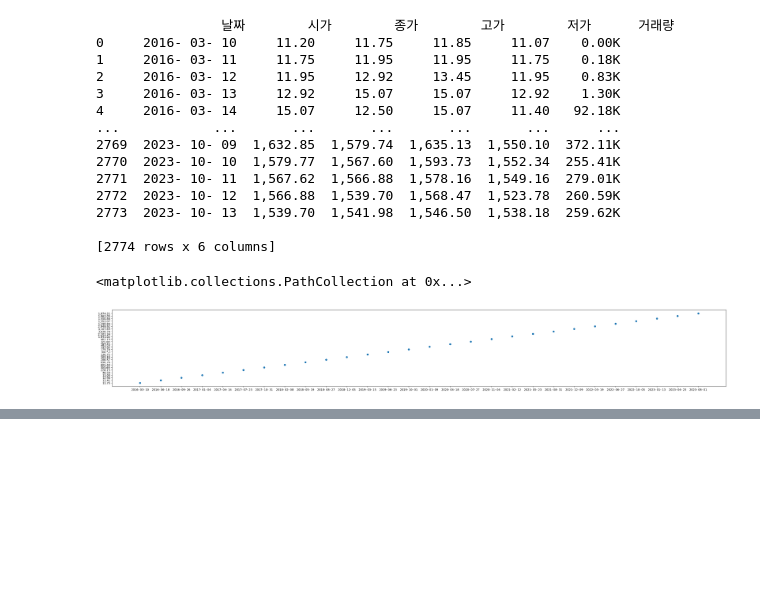
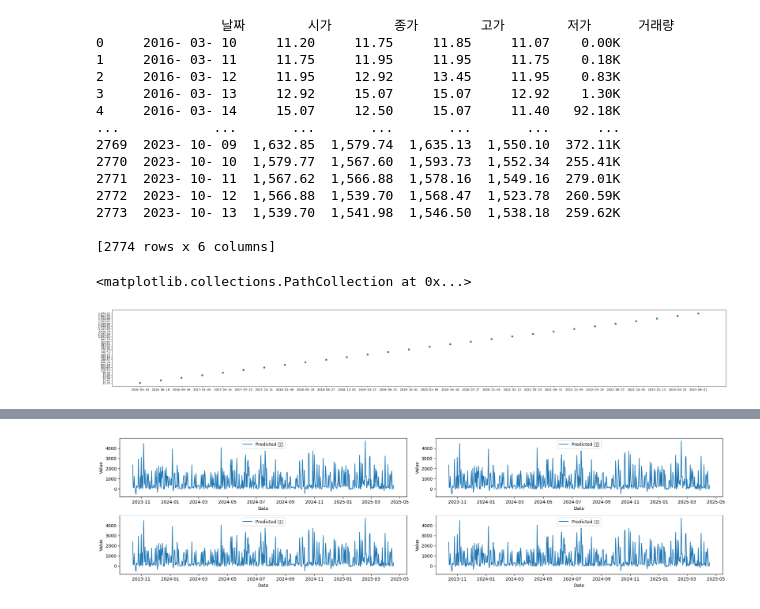
Before and after one commit to dev-Adward/RNN-Study, a Jupyter notebook: ethereum_analysis.ipynb, the cells around one changed output, grey strips where cells are left out. Drawn from its saved outputs; the diff is of its cells as text; code cells hidden in the pictures; blank space fills up the shorter version.

```diff
--- a/ethereum_analysis.ipynb
+++ b/ethereum_analysis.ipynb
@@ -133,12 +149,12 @@ predictions_original_scale = predictions_original_scale.reshape(-1, 1)
 predicted_dates = pd.date_range(start=last_date + pd.DateOffset(1), periods=len(predictions), freq='D')
 
 # 예측 결과 시각화
-plt.figure(figsize=(12, 8))
+plt.figure(figsize=(20, 5))
 
 # 각 종속 변수에 대한 예측값 시각화
 for i in range(4):
     plt.subplot(2, 2, i+1)
-    plt.plot(predicted_dates, predictions_original_scale[:, i], label=f'Predicted {columns_to_clean[i]}')
+    plt.plot(predicted_dates, predictions_original_scale[:, 0], label=f'Predicted {columns_to_clean[0]}')
     plt.xlabel('Date')
     plt.ylabel('Value')
     plt.legend()
@@ -149,0 +167 @@ ValueError: ignored
+[figure, added]
```
Also changed, not shown: parts of 3 cells of this notebook.
